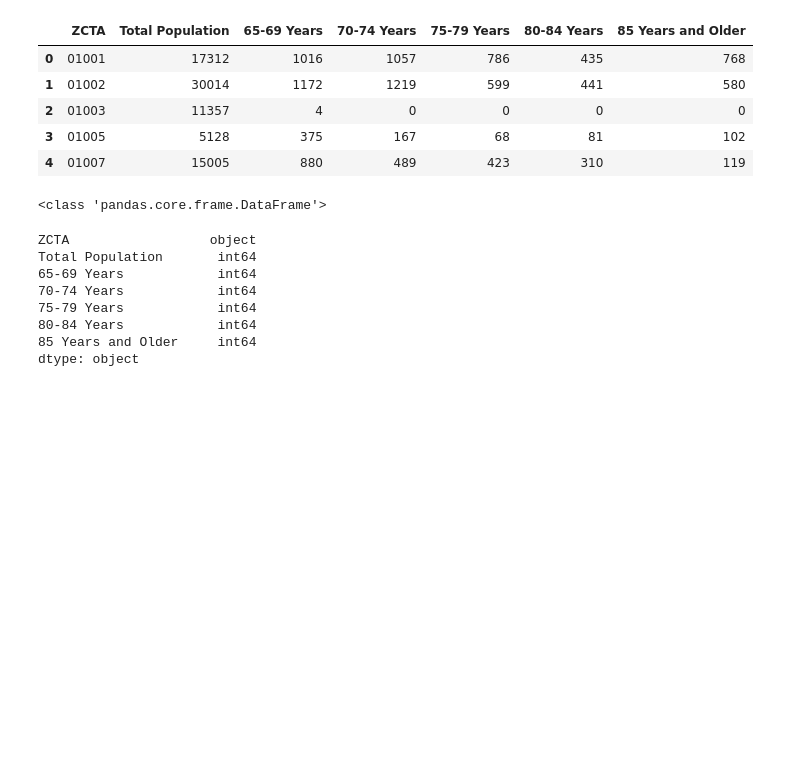
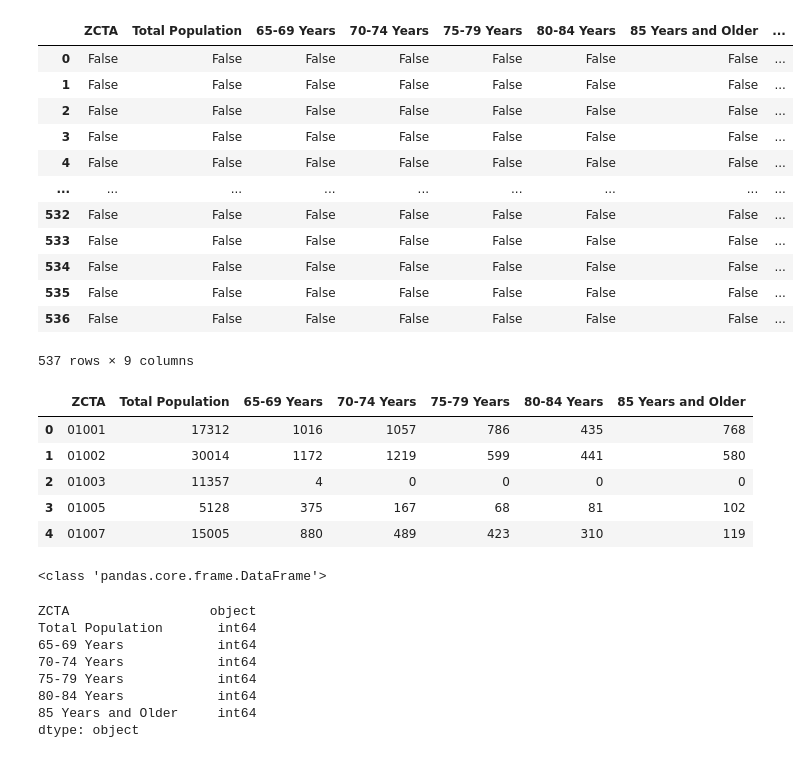
Before and after one commit to kameice97/uep239-finalproject, a Jupyter notebook: UEP 239 Final Assignment.ipynb, the cells around one changed output. Cells and saved outputs as stored; diff of their text form; code cells hidden in the pictures; blank space fills up the shorter version.

```diff
--- a/UEP 239 Final Assignment.ipynb
+++ b/UEP 239 Final Assignment.ipynb
@@ -27,3 +28,20 @@ age.head()
+# %%
+#Checking the number of null values in this dataset
+age.isnull()
+# %% [output]
+|  | ZCTA | Total Population | 65-69 Years | 70-74 Years | 75-79 Years | 80-84 Years | 85 Years and Older | ... |
+| 0 | False | False | False | False | False | False | False | ... |
+| 1 | False | False | False | False | False | False | False | ... |
+| 2 | False | False | False | False | False | False | False | ... |
+| 3 | False | False | False | False | False | False | False | ... |
+| 4 | False | False | False | False | False | False | False | ... |
+| ... | ... | ... | ... | ... | ... | ... | ... | ... |
+| 532 | False | False | False | False | False | False | False | ... |
+| 533 | False | False | False | False | False | False | False | ... |
+| 534 | False | False | False | False | False | False | False | ... |
+| 535 | False | False | False | False | False | False | False | ... |
+| 536 | False | False | False | False | False | False | False | ... |
+537 rows × 9 columns
 # %%
 #Renaming columns to make them more understandable
 age.rename(columns = {'S0101_C01_015E' : '65-69 Years', 'S0101_C01_001E': 'Total Population', 'S0101_C01_016E': '70-74 Years', 'S0101_C01_017E': '75-79 Years', 'S0101_C01_018E': '80-84 Years', 'S0101_C01_019E' : '85 Years and Older', 'NAME':'ZCTA'}, inplace = True)
```
Also changed, not shown: parts of 203 cells of this notebook, 4 other files.
